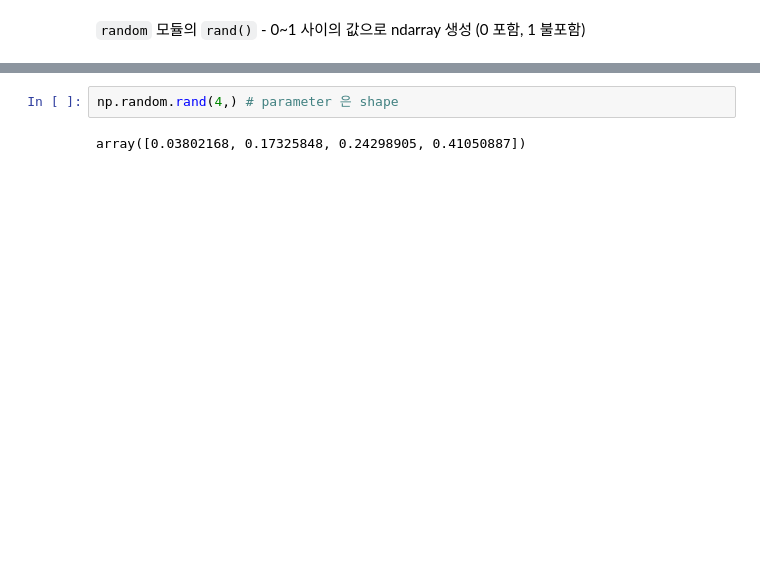
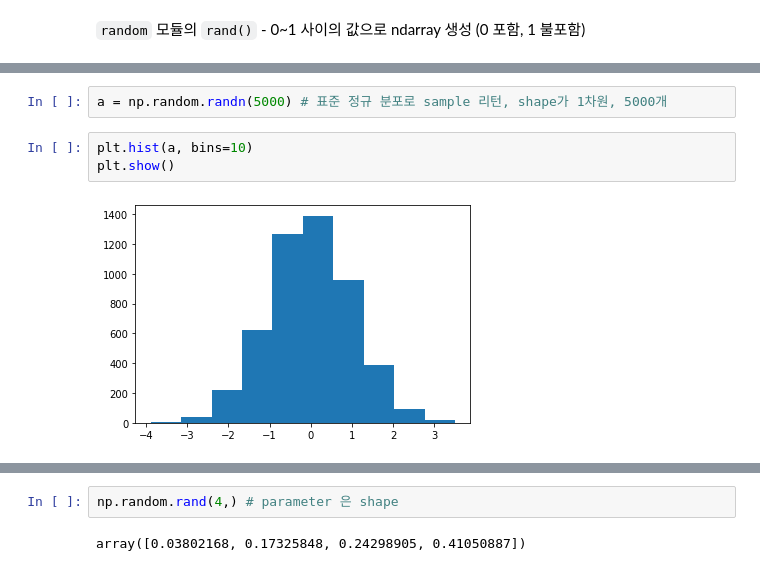
Before and after one commit to SwimmingHwang/practice-python, a Jupyter notebook: python_data_analysis(1)_numpy.ipynb, the cells around one changed output, grey strips where cells are left out. Cells and saved outputs as stored; diff of their text form; blank space fills up the shorter version.

```diff
--- a/python_data_analysis(1)_numpy.ipynb
+++ b/python_data_analysis(1)_numpy.ipynb
@@ -198,0 +258,7 @@ array([1, 2, 3])
+# %%
+a = np.random.randn(5000) # 표준 정규 분포로 sample 리턴, shape가 1차원, 5000개
+# %%
+plt.hist(a, bins=10)
+plt.show()
+# %% [output]
+[figure, added]
```
Also changed, not shown: parts of 115 cells of this notebook.
